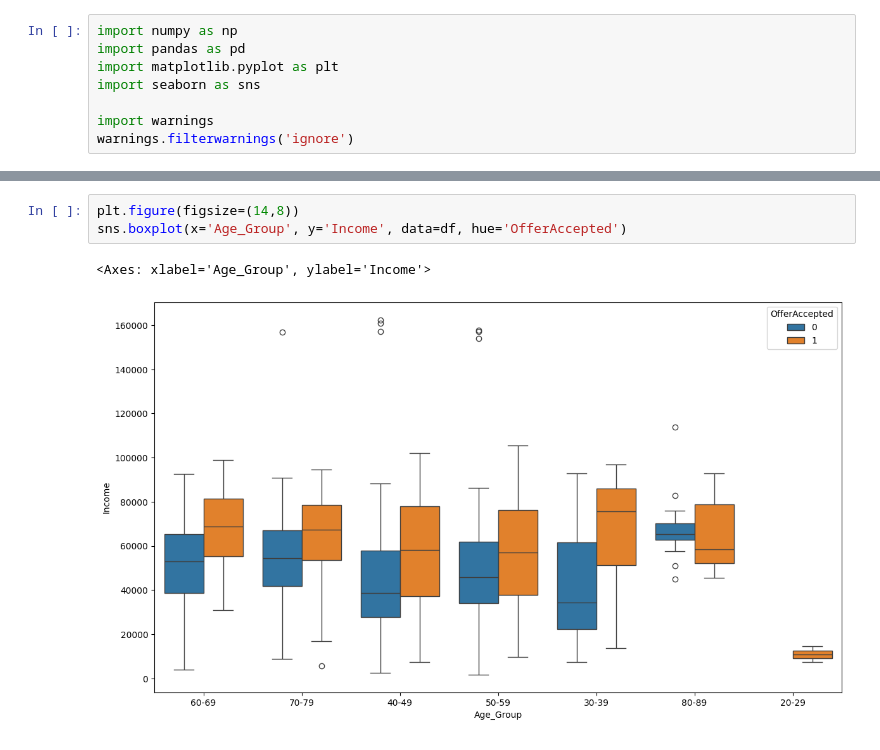
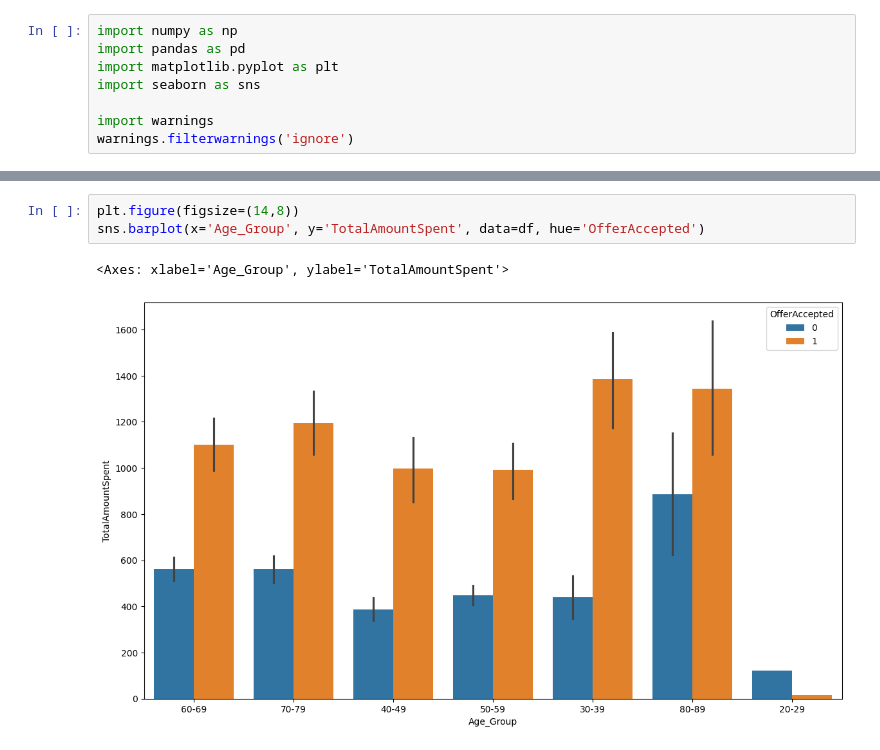
Before and after one commit to akshaykumar2972/POC2025, a Jupyter notebook: EDA.ipynb, the cells around one changed output, grey strips where cells are left out. Drawn from its saved outputs; the diff is of its cells as text.

```diff
--- a/EDA.ipynb
+++ b/EDA.ipynb
@@ -40,6 +297,6 @@ df.iloc[:,16:].head()
 # %%
 plt.figure(figsize=(14,8))
-sns.boxplot(x='Age_Group', y='Income', data=df, hue='OfferAccepted')
+sns.barplot(x='Age_Group', y='TotalAmountSpent', data=df, hue='OfferAccepted')
 # %% [output]
-<Axes: xlabel='Age_Group', ylabel='Income'>
+<Axes: xlabel='Age_Group', ylabel='TotalAmountSpent'>
-[figure, old version]
+[figure, new version]
```
Also changed, not shown: parts of 63 cells of this notebook.
